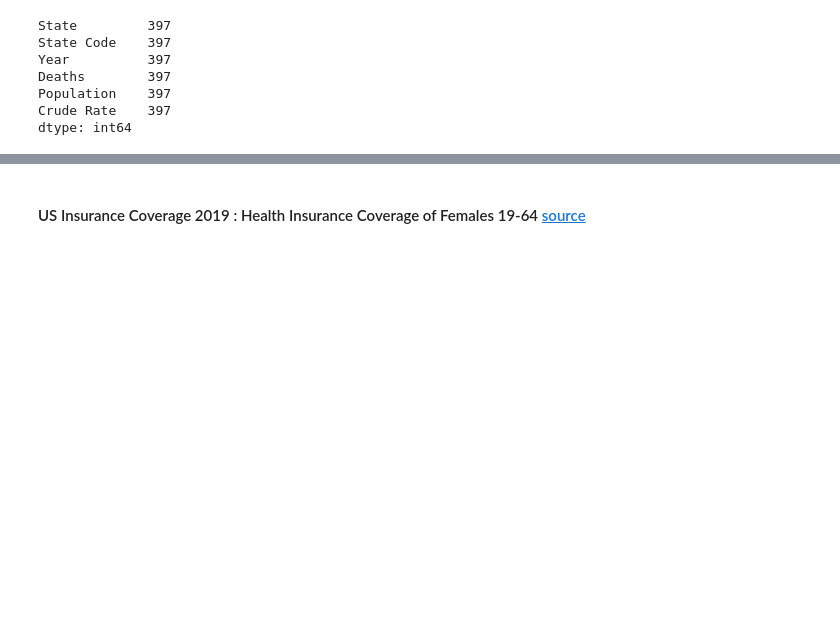
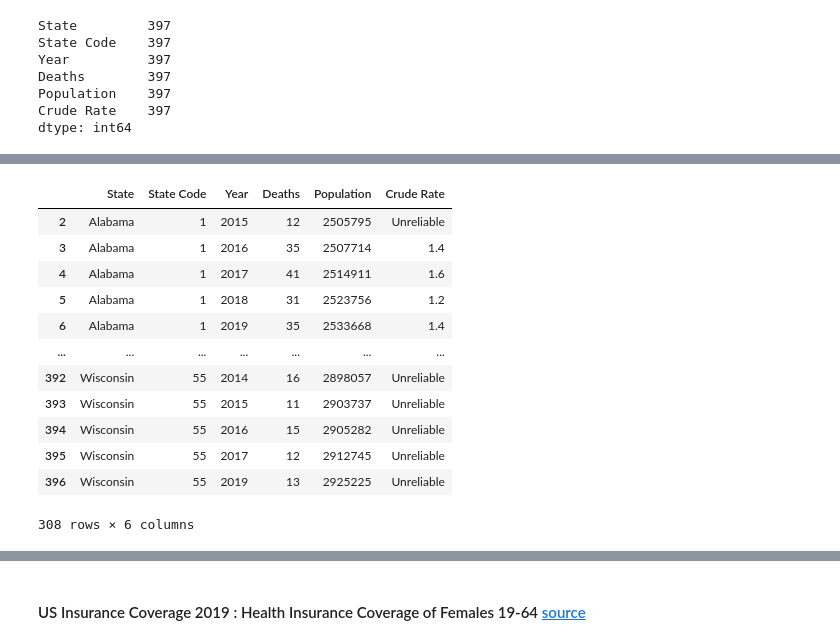
Before and after one commit to LeeProut/US-Maternal-Mortality, a Jupyter notebook: MMR_CDC.ipynb, the cells around one changed output, grey strips where cells are left out. Drawn from its saved outputs; the diff is of its cells as text; code cells hidden in the pictures; blank space fills up the shorter version.

```diff
--- a/MMR_CDC.ipynb
+++ b/MMR_CDC.ipynb
@@ -102,5 +102,24 @@ Unreliable    160
 1.9             1
 2.3             1
 Name: Crude Rate, dtype: int64
+# %%
+#use .loc to find just the years 2009-2019
+columns = ['State', 'State Code', 'Year', 'Deaths', 'Population', 'Crude Rate']
+mmr_range_df = mmr_df.loc[mmr_df["Year"] >= 2009, columns]
+mmr_range_df
+# %% [output]
+|  | State | State Code | Year | Deaths | Population | Crude Rate |
+| 2 | Alabama | 1 | 2015 | 12 | 2505795 | Unreliable |
+| 3 | Alabama | 1 | 2016 | 35 | 2507714 | 1.4 |
+| 4 | Alabama | 1 | 2017 | 41 | 2514911 | 1.6 |
+| 5 | Alabama | 1 | 2018 | 31 | 2523756 | 1.2 |
+| 6 | Alabama | 1 | 2019 | 35 | 2533668 | 1.4 |
+| ... | ... | ... | ... | ... | ... | ... |
+| 392 | Wisconsin | 55 | 2014 | 16 | 2898057 | Unreliable |
+| 393 | Wisconsin | 55 | 2015 | 11 | 2903737 | Unreliable |
+| 394 | Wisconsin | 55 | 2016 | 15 | 2905282 | Unreliable |
+| 395 | Wisconsin | 55 | 2017 | 12 | 2912745 | Unreliable |
+| 396 | Wisconsin | 55 | 2019 | 13 | 2925225 | Unreliable |
+308 rows × 6 columns
 # %%
 #use groupby year to find total deaths for each year
```
Also changed, not shown: parts of 16 cells of this notebook.
